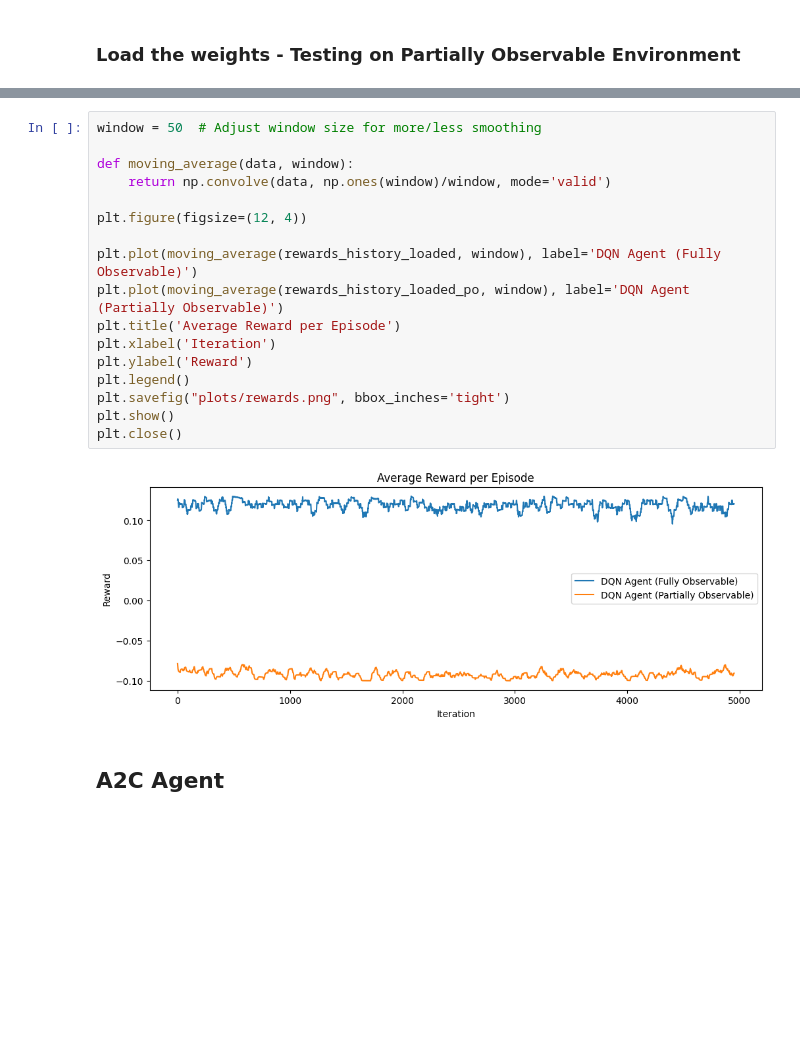
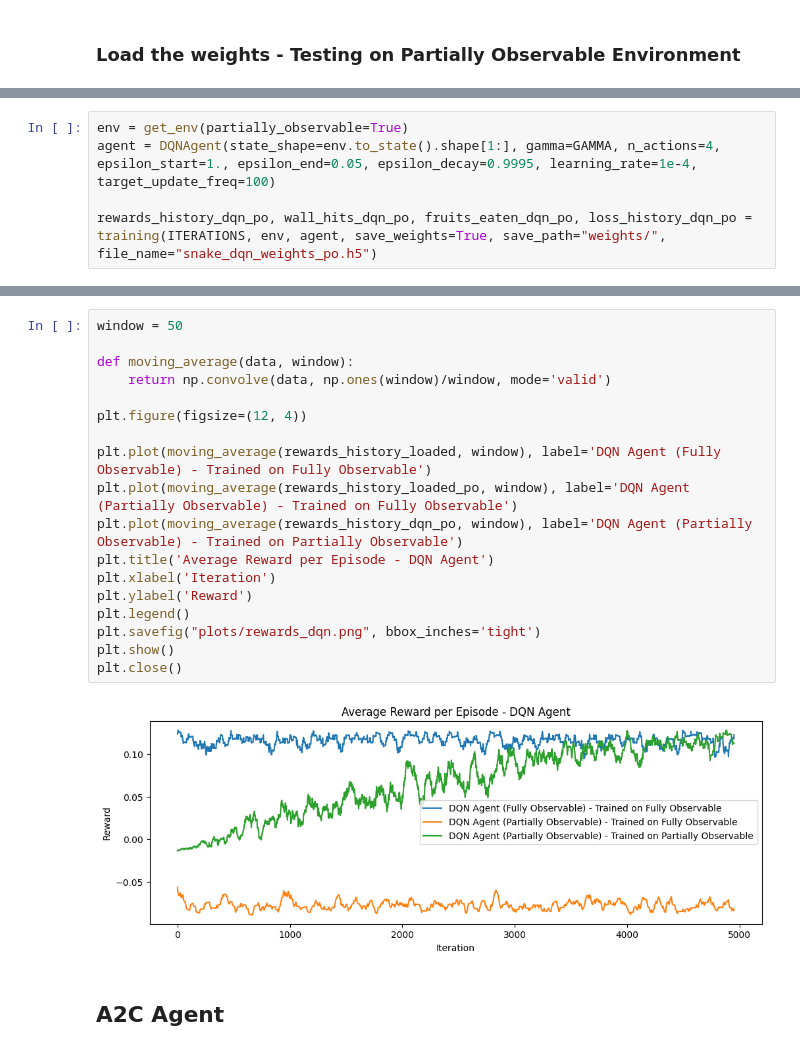
Before and after one commit to eddyfri/Snake-RL, a Jupyter notebook: main.ipynb, the cells around one changed output, grey strips where cells are left out. Saved outputs shown, nothing was run; the diff lists cells and outputs as text; blank space fills up the shorter version.

Commit message:
Partially obs env, evaluation, readme

```diff
--- a/main.ipynb
+++ b/main.ipynb
@@ -217,0 +215,5 @@ Avg Fruits Eaten: 3.33
+# %%
+env = get_env(partially_observable=True)
+agent = DQNAgent(state_shape=env.to_state().shape[1:], gamma=GAMMA, n_actions=4, epsilon_start=1., epsilon_end=0.05, epsilon_decay=0.9995, learning_rate=1e-4, target_update_freq=100)
+
+rewards_history_dqn_po, wall_hits_dqn_po, fruits_eaten_dqn_po, loss_history_dqn_po = training(ITERATIONS, env, agent, save_weights=True, save_path="weights/", file_name="snake_dqn_weights_po.h5")
@@ -218,22 +258,23 @@ Avg Fruits Eaten: 3.33
 # %%
-window = 50  # Adjust window size for more/less smoothing
+window = 50
 
 def moving_average(data, window):
     return np.convolve(data, np.ones(window)/window, mode='valid')
 
 plt.figure(figsize=(12, 4))
 
-plt.plot(moving_average(rewards_history_loaded, window), label='DQN Agent (Fully Observable)')
-plt.plot(moving_average(rewards_history_loaded_po, window), label='DQN Agent (Partially Observable)')
-plt.title('Average Reward per Episode')
+plt.plot(moving_average(rewards_history_loaded, window), label='DQN Agent (Fully Observable) - Trained on Fully Observable')
+plt.plot(moving_average(rewards_history_loaded_po, window), label='DQN Agent (Partially Observable) - Trained on Fully Observable')
+plt.plot(moving_average(rewards_history_dqn_po, window), label='DQN Agent (Partially Observable) - Trained on Partially Observable')
+plt.title('Average Reward per Episode - DQN Agent')
 plt.xlabel('Iteration')
 plt.ylabel('Reward')
 plt.legend()
-plt.savefig("plots/rewards.png", bbox_inches='tight')
+plt.savefig("plots/rewards_dqn.png", bbox_inches='tight')
 plt.show()
 plt.close()
 # %% [output]
-[figure, old version]
+[figure, new version]
 # %% [markdown]
 ## A2C Agent
 # %% [markdown]
```
Also changed, not shown: parts of 24 cells of this notebook, 17 other files.
